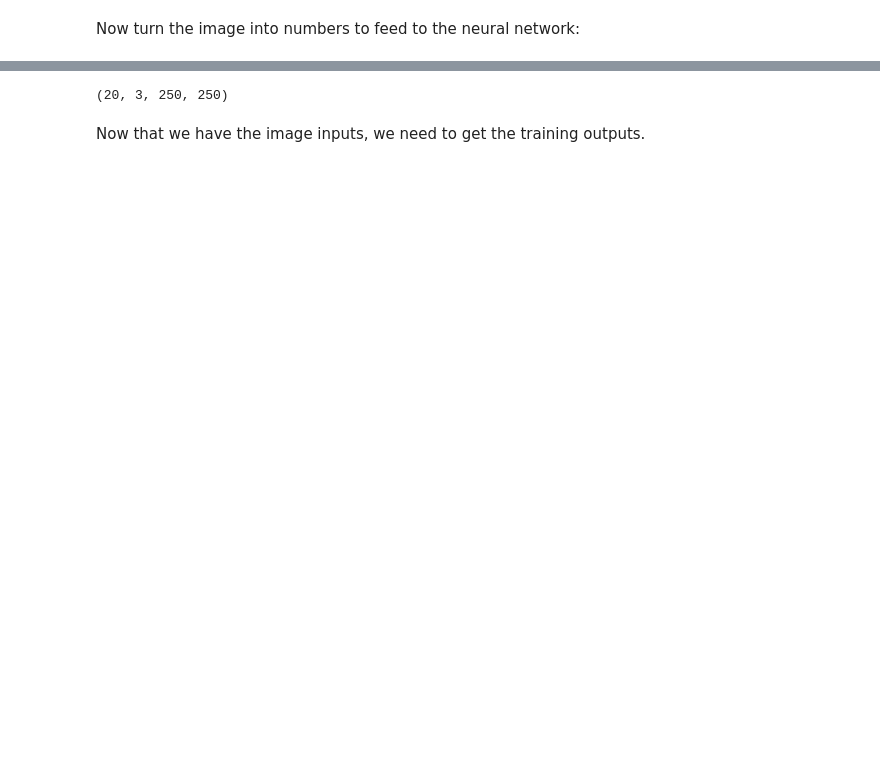
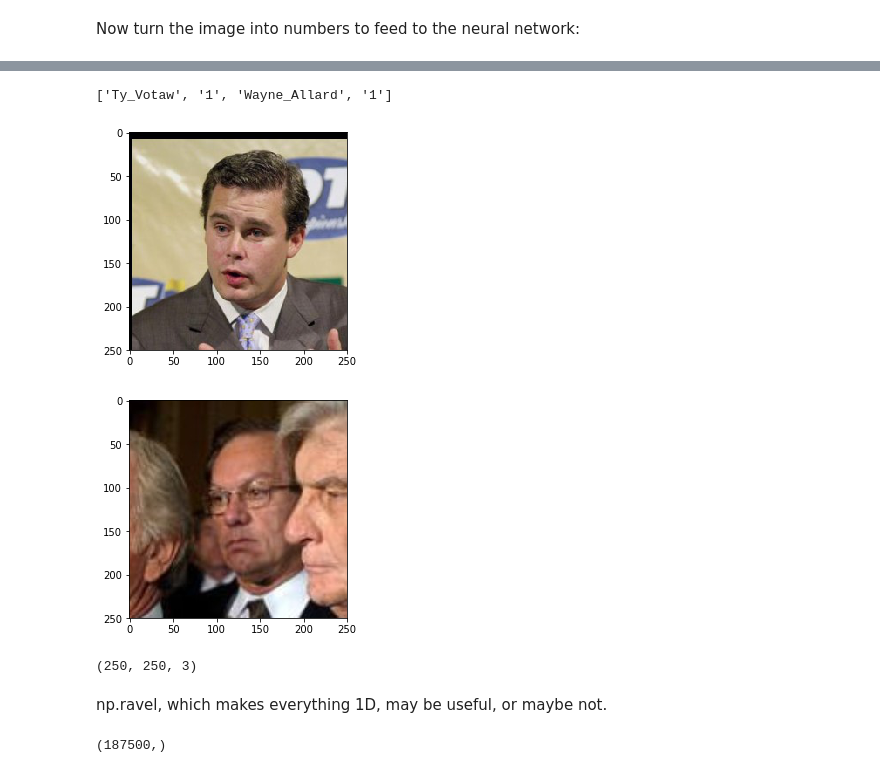
Before and after one commit to charlesreid1/in-your-face, a Jupyter notebook: Notebook 1 - Exploring the Data.ipynb, the cells around one changed output, grey strips where cells are left out. Drawn from its saved outputs; the diff is of its cells as text; code cells hidden in the pictures; blank space fills up the shorter version.

```diff
--- a/Notebook 1 - Exploring the Data.ipynb
+++ b/Notebook 1 - Exploring the Data.ipynb
@@ -182,6 +237,39 @@ data_set = np.array(data_set)
+# %%
+# Loading "different person" row
+pprint(trainrows[-3])
+# %% [output]
+['Ty_Votaw', '1', 'Wayne_Allard', '1']
+# %%
+tgz = "data/lfw.tgz"
+prefix = "lfw"
+
+def load_two_persons(row):
+    name1 = row[0]
+    imgnum1 = row[1]
+    img1 = load_image(tgz, prefix, name1, imgnum1)
+
+    name2 = row[2]
+    imgnum2 = row[3]
+    img2 = load_image(tgz, prefix, name2, imgnum2)
+
+    return img1, img2
+
+img1, img2 = load_two_persons(trainrows[-3])
+# %%
+plt.imshow(img1)
+plt.show()
+plt.imshow(img2)
+plt.show()
+# %% [output]
+[figure, added]
+[figure, added]
 # %%
-print(np.shape(data_set))
+print(np.shape(img1))
 # %% [output]
-(20, 3, 250, 250)
+(250, 250, 3)
-# %% [markdown]
-Now that we have the image inputs, we need to get the training outputs.
+# %% [markdown]
+np.ravel, which makes everything 1D, may be useful, or maybe not.
+# %%
+print(np.shape(np.ravel(img1)))
+# %% [output]
+(187500,)
```
Also changed, not shown: parts of 30 cells of this notebook.
